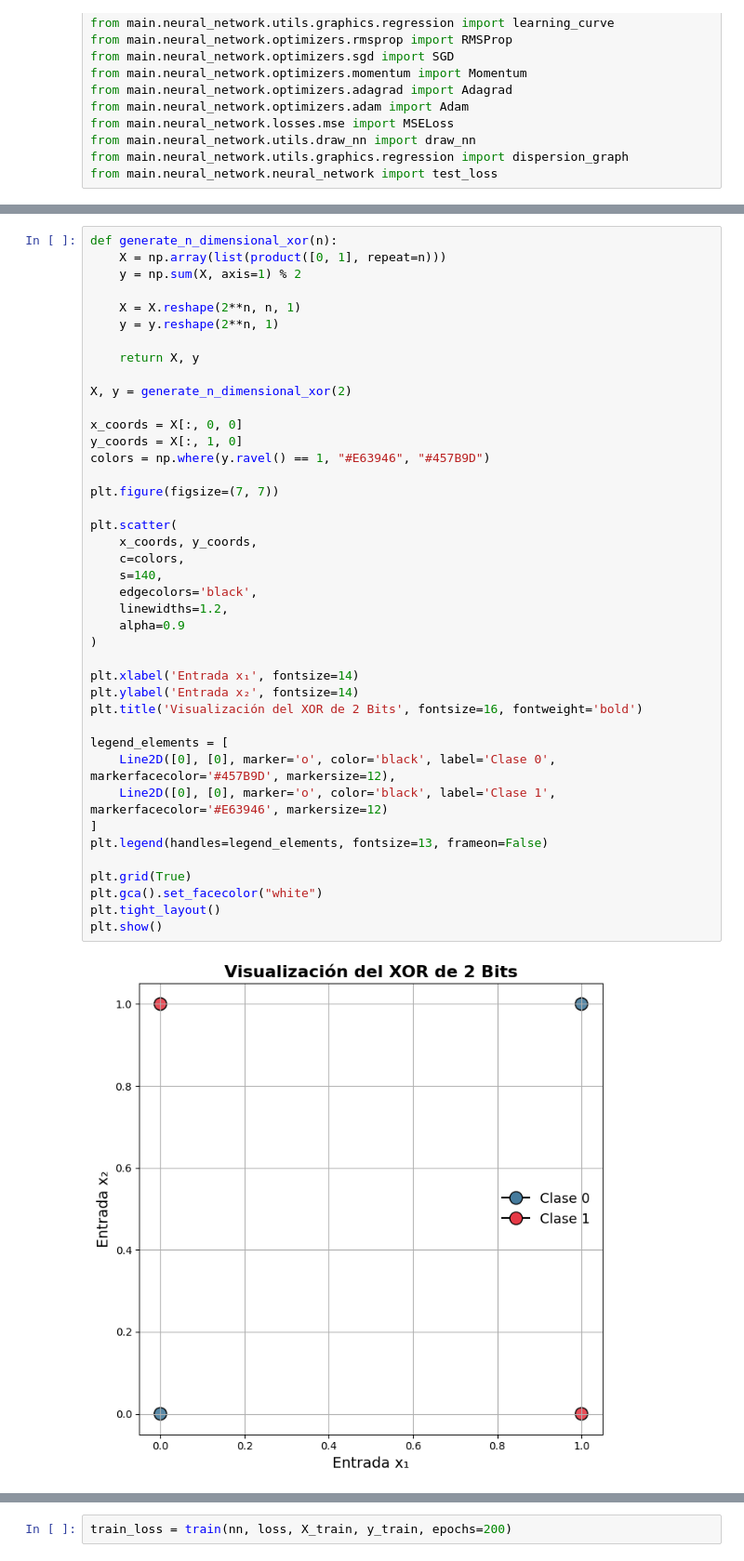
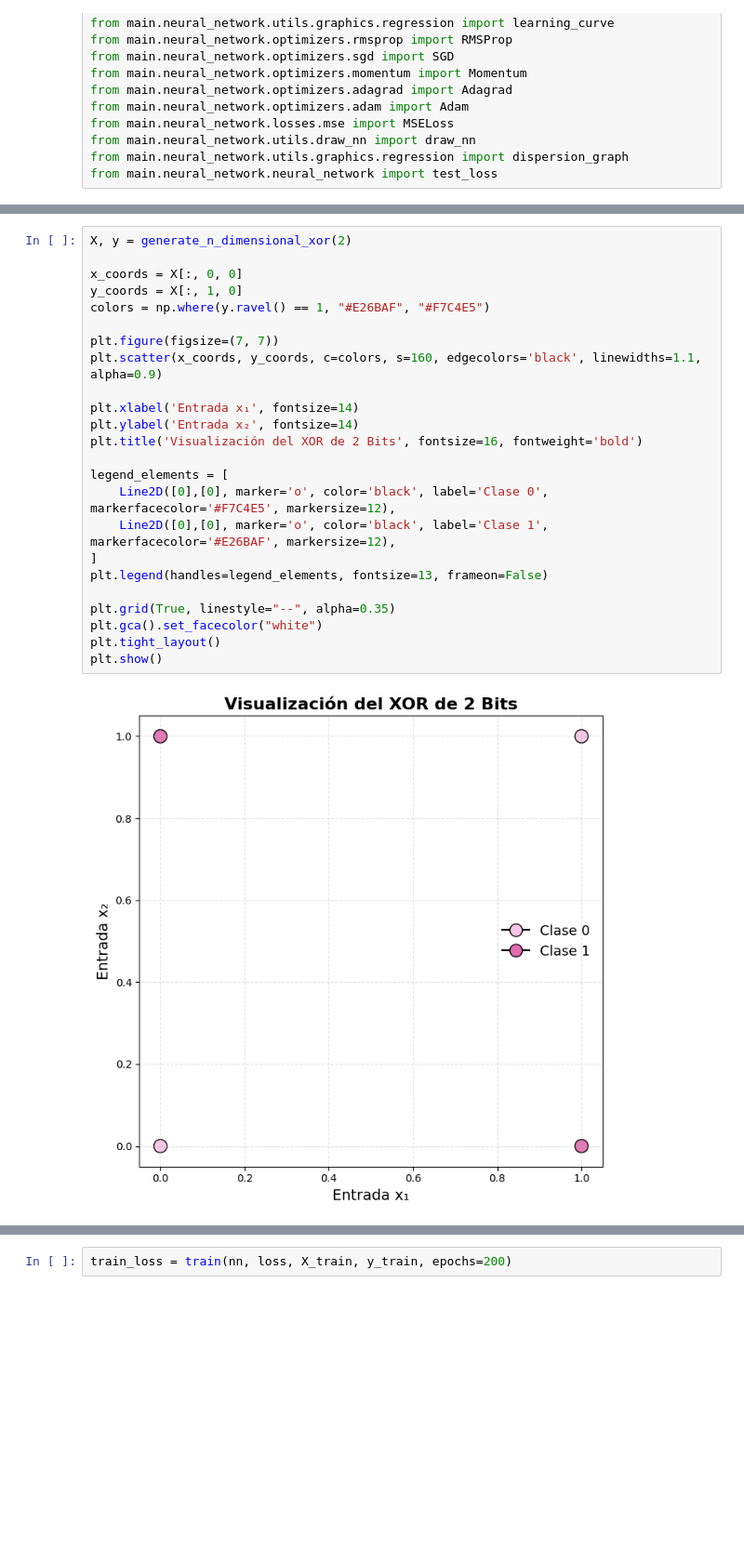
Before and after one commit to Coco-os/FNN-Implementation, a Jupyter notebook: notebooks/problems/regression/XOR.ipynb, the cells around one changed output, grey strips where cells are left out. Shown at 93% size. Cells and saved outputs as stored; diff of their text form; blank space fills up the shorter version.

```diff
--- a/notebooks/problems/regression/XOR.ipynb
+++ b/notebooks/problems/regression/XOR.ipynb
@@ -43,45 +55,28 @@ from main.neural_network.neural_network import test_loss
 # %%
-def generate_n_dimensional_xor(n):
-    X = np.array(list(product([0, 1], repeat=n)))
-    y = np.sum(X, axis=1) % 2
-
-    X = X.reshape(2**n, n, 1)
-    y = y.reshape(2**n, 1)
-
-    return X, y
-
 X, y = generate_n_dimensional_xor(2)
 
 x_coords = X[:, 0, 0]
 y_coords = X[:, 1, 0]
-colors = np.where(y.ravel() == 1, "#E63946", "#457B9D")
+colors = np.where(y.ravel() == 1, "#E26BAF", "#F7C4E5")
 
 plt.figure(figsize=(7, 7))
-
-plt.scatter(
-    x_coords, y_coords,
-    c=colors,
-    s=140,
-    edgecolors='black',
-    linewidths=1.2,
-    alpha=0.9
-)
+plt.scatter(x_coords, y_coords, c=colors, s=160, edgecolors='black', linewidths=1.1, alpha=0.9)
 
 plt.xlabel('Entrada x₁', fontsize=14)
 plt.ylabel('Entrada x₂', fontsize=14)
 plt.title('Visualización del XOR de 2 Bits', fontsize=16, fontweight='bold')
 
 legend_elements = [
-    Line2D([0], [0], marker='o', color='black', label='Clase 0', markerfacecolor='#457B9D', markersize=12),
-    Line2D([0], [0], marker='o', color='black', label='Clase 1', markerfacecolor='#E63946', markersize=12)
+    Line2D([0],[0], marker='o', color='black', label='Clase 0', markerfacecolor='#F7C4E5', markersize=12),
+    Line2D([0],[0], marker='o', color='black', label='Clase 1', markerfacecolor='#E26BAF', markersize=12),
 ]
 plt.legend(handles=legend_elements, fontsize=13, frameon=False)
 
-plt.grid(True)
+plt.grid(True, linestyle="--", alpha=0.35)
 plt.gca().set_facecolor("white")
 plt.tight_layout()
 plt.show()
 # %% [output]
-[figure, old version]
+[figure, new version]
 # %%
 X, y = generate_n_dimensional_xor(3)
```
Also changed, not shown: parts of 14 cells of this notebook.
